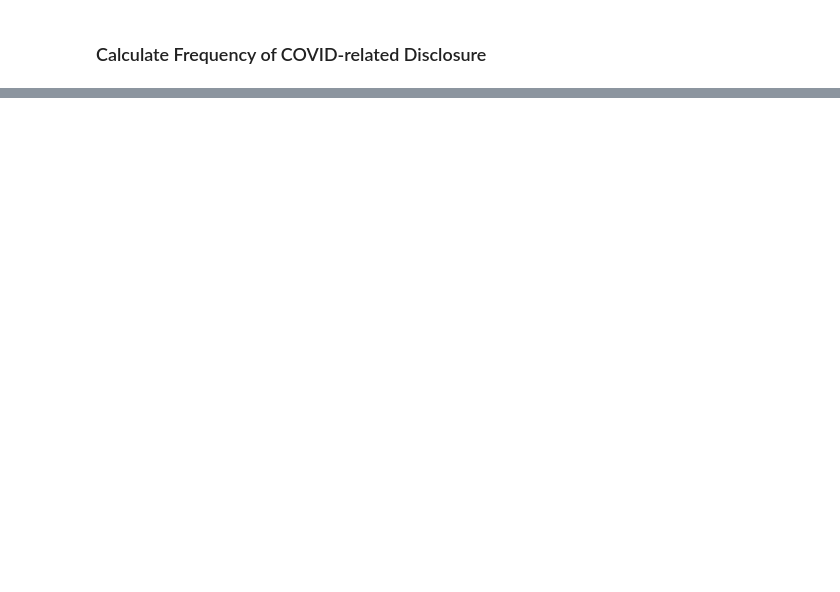
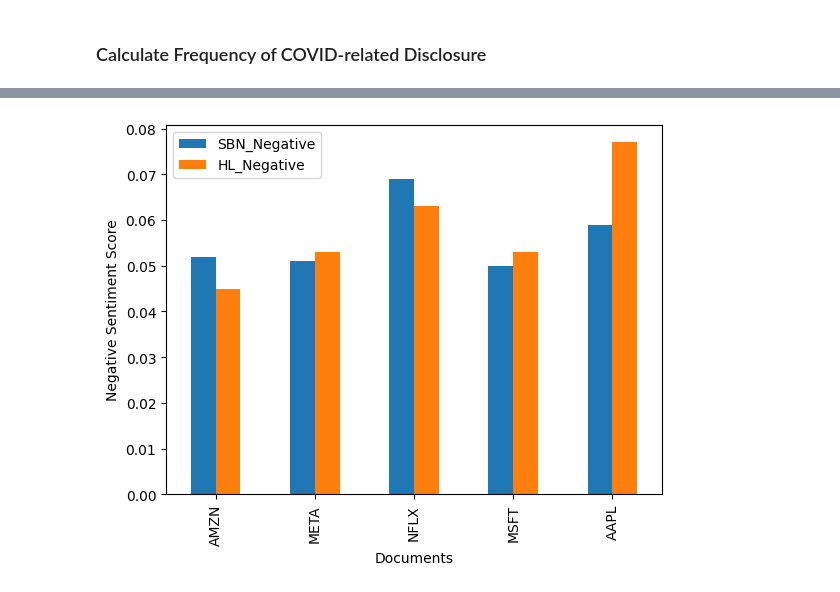
Before and after one commit to lakshyaag/INSY-669-Group-Project, a Jupyter notebook: sentiment_analysis.ipynb, the cells around one changed output, grey strips where cells are left out. Saved outputs shown, nothing was run; the diff lists cells and outputs as text; code cells hidden in the pictures; blank space fills up the shorter version.

```diff
--- a/sentiment_analysis.ipynb
+++ b/sentiment_analysis.ipynb
@@ -412,0 +499,5 @@ Contextual positive frequency for AAPL
+# %%
+ax = result.plot(x='Documents', y=['SBN_Negative', 'HL_Negative'], kind='bar')
+ax.set_ylabel('Negative Sentiment Score')
+plt.show()
+# %% [output]
@@ -412,0 +505 @@ Contextual positive frequency for AAPL
+[figure, added]
```
Also changed, not shown: parts of 17 cells of this notebook, 1 other file.
